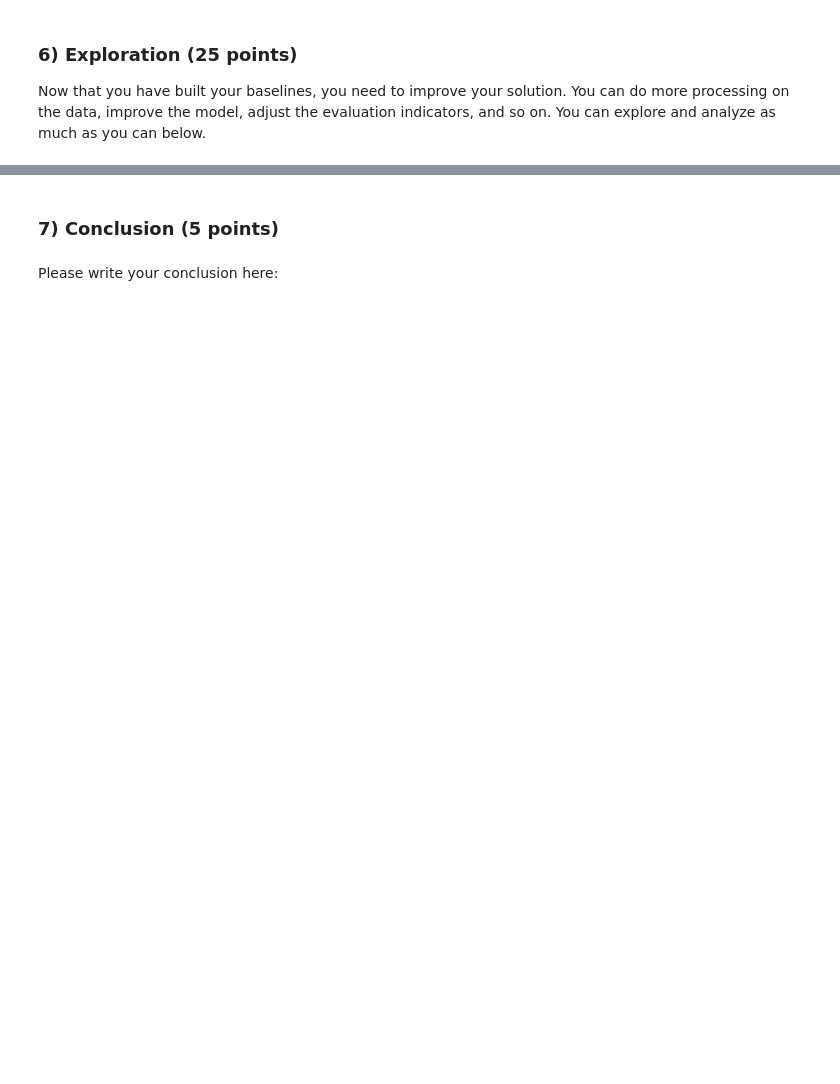
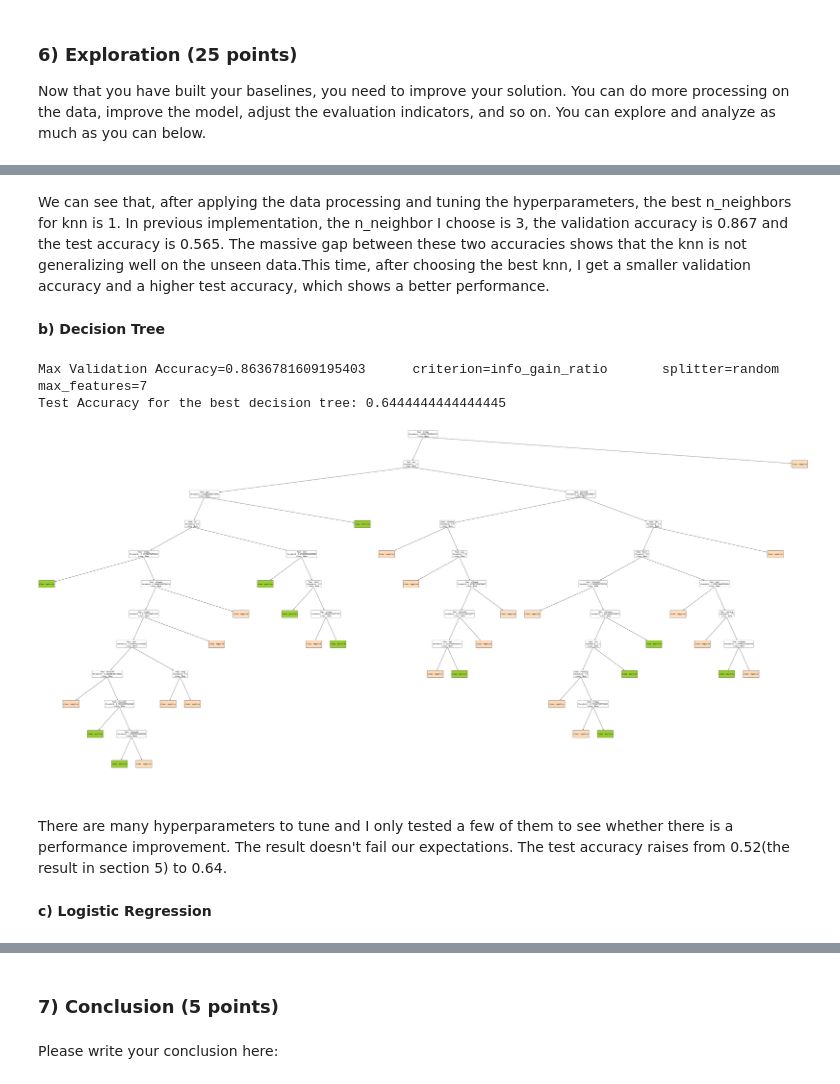
Before and after one commit to CTDancer/PRML, a Jupyter notebook: assignment1/assignment1.ipynb, the cells around one changed output, grey strips where cells are left out. Cells and saved outputs as stored; diff of their text form; code cells hidden in the pictures; blank space fills up the shorter version.

```diff
--- a/assignment1/assignment1.ipynb
+++ b/assignment1/assignment1.ipynb
@@ -246,0 +655,61 @@ Now that you have built your baselines, you need to improve your solution. You c
+# %% [markdown]
+We can see that, after applying the data processing and tuning the hyperparameters, the best n_neighbors for knn is 1. In previous implementation, the n_neighbor I choose is 3, the validation accuracy is 0.867 and the test accuracy is 0.565. The massive gap between these two accuracies shows that the knn is not generalizing well on the unseen data.This time, after choosing the best knn, I get a smaller validation accuracy and a higher test accuracy, which shows a better performance.
+# %% [markdown]
+**b) Decision Tree**
+# %%
+from fduml.tree.decision_tree import DecisionTreeClassifier
+from fduml.tree.plot import plot_tree
+from sklearn.model_selection import KFold
+
+feature_names = ['age', 'sex', 'cp', 'trtbps', 'chol', 'fbs', 'restecg', 'thalachh', 'exng', 'oldpeak', 'slp', 'caa' ,'thall']
+class_names = ['negative', 'positive']
+
+criterion_list = ["info_gain", "info_gain_ratio", "gini", "error_rate"]
+splitter_list = ["best", "random"]
+max_features_list = [None, 7, 13]
+accuracies = []
+models = []
+
+# k-fold validation
+kf = KFold(n_splits=5, shuffle=True, random_state=42)
+
+for criterion in criterion_list:
+    for splitter in splitter_list:
+        for max_features in max_features_list:
+            # initialize the decision tree classifier
+            dt = DecisionTreeClassifier(splitter=splitter, max_features=max_features, criterion=criterion)
+            fold_accuracies = []
+            for train_index, val_index in kf.split(X_train):
+                X_fold_train, X_fold_val = X_train[train_index], X_train[val_index]
+                y_fold_train, y_fold_val = y_train[train_index], y_train[val_index]
+                dt.fit(X_fold_train, y_fold_train)
+                y_pred = dt.predict(X_fold_val)
+                accuracy = np.mean(np.equal(y_pred, y_fold_val))
+                fold_accuracies.append(accuracy)
+            mean_accuracy = np.mean(fold_accuracies)
+            accuracies.append(mean_accuracy)
+            models.append(dt)
+
+            # print("criterion={}\tsplitter={}\tmax_feature={}\taccuracy={}".format(criterion, splitter, max_features, mean_accuracy))
+
+# store the best decision tree classifier that gets the best validation accuracy
+best_dt = models[np.argmax(accuracies)]
+best_accuracy = np.max(accuracies)
+
+print("Max Validation Accuracy={}\tcriterion={}\tsplitter={}\tmax_features={}".format(best_accuracy, best_dt.criterion, best_dt.splitter, best_dt.max_features))
+
+# visualize the best decision tree classifier
+plot_tree(best_dt, feature_names, class_names)
+
+# test the performance of the best decision tree on testset
+y_pred_test = best_dt.predict(X_test)
+accuracy = np.mean(np.equal(y_pred_test, y_test))
+print("Test Accuracy for the best decision tree: {}".format(accuracy))
+# %% [output]
+Max Validation Accuracy=0.8636781609195403      criterion=info_gain_ratio       splitter=random max_features=7
+Test Accuracy for the best decision tree: 0.6444444444444445
+[figure, added]
+# %% [markdown]
+There are many hyperparameters to tune and I only tested a few of them to see whether there is a performance improvement. The result doesn't fail our expectations. The test accuracy raises from 0.52(the result in section 5) to 0.64.
+# %% [markdown]
+**c) Logistic Regression**
```
Also changed, not shown: parts of 33 cells of this notebook, 8 other files.
